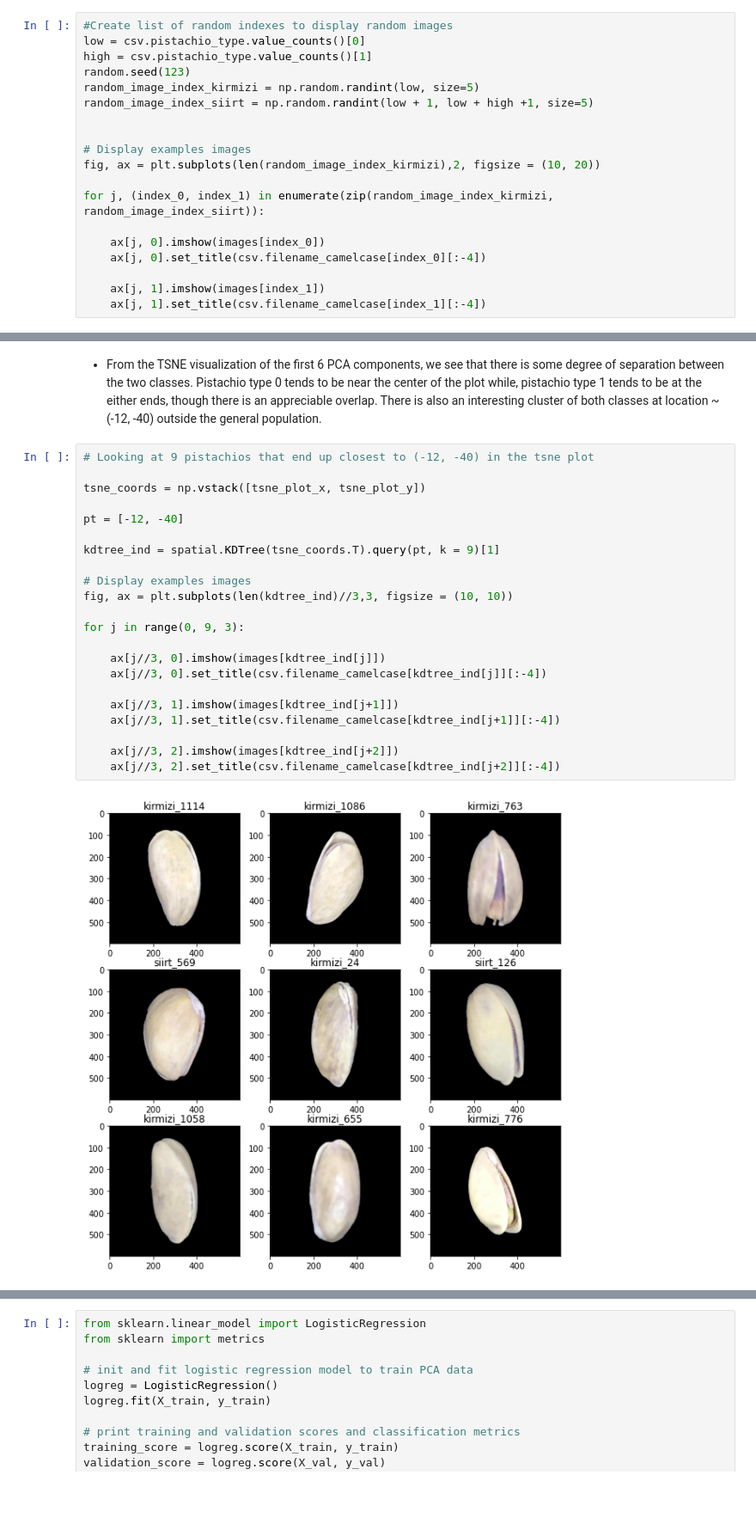
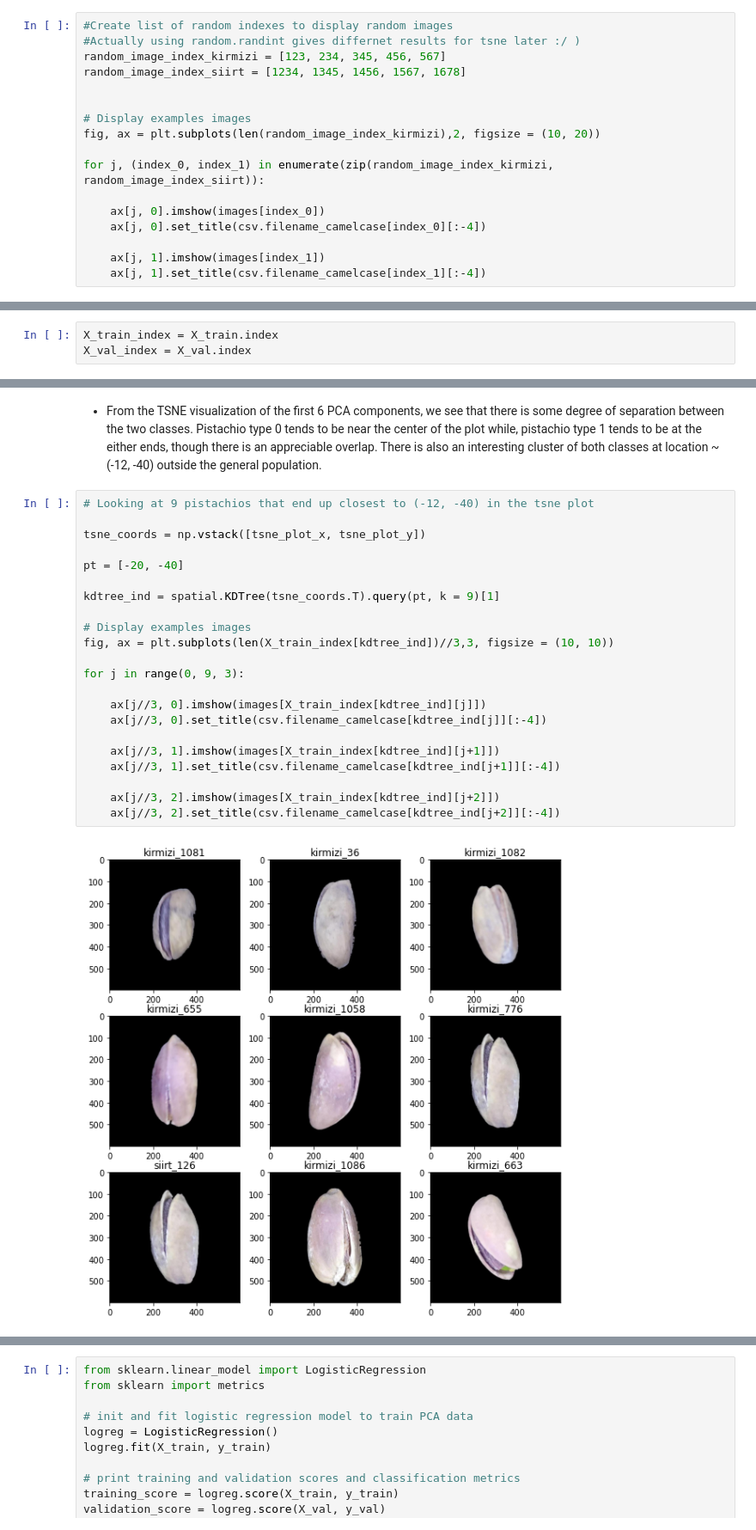
Before and after one commit to bkbormes1/ML_image_feature_processing, a Jupyter notebook: W281_Final_Project_Report.ipynb, the cells around one changed output, grey strips where cells are left out. Shown at 86% size. Cells and saved outputs as stored; diff of their text form; blank space fills up the shorter version.

```diff
--- a/W281_Final_Project_Report.ipynb
+++ b/W281_Final_Project_Report.ipynb
@@ -68,11 +68,9 @@ Total number of images: 2148
 Shape of each image: (600, 600, 3)
 # %%
 #Create list of random indexes to display random images
-low = csv.pistachio_type.value_counts()[0]
-high = csv.pistachio_type.value_counts()[1]
-random.seed(123)
-random_image_index_kirmizi = np.random.randint(low, size=5)
-random_image_index_siirt = np.random.randint(low + 1, low + high +1, size=5)
+#Actually using random.randint gives differnet results for tsne later :/ )
+random_image_index_kirmizi = [123, 234, 345, 456, 567]
+random_image_index_siirt = [1234, 1345, 1456, 1567, 1678]
 
 
 # Display examples images
@@ -300,3 +282,6 @@ X_train
+# %%
+X_train_index = X_train.index
+X_val_index = X_val.index
 # %%
 X_train_columns = X_train.columns
 # %%
@@ -405,24 +390,24 @@ plt.legend()
 # %%
 # Looking at 9 pistachios that end up closest to (-12, -40) in the tsne plot
 
 tsne_coords = np.vstack([tsne_plot_x, tsne_plot_y])
 
-pt = [-12, -40]
+pt = [-20, -40]
 
 kdtree_ind = spatial.KDTree(tsne_coords.T).query(pt, k = 9)[1]
 
 # Display examples images
-fig, ax = plt.subplots(len(kdtree_ind)//3,3, figsize = (10, 10))
+fig, ax = plt.subplots(len(X_train_index[kdtree_ind])//3,3, figsize = (10, 10))
 
 for j in range(0, 9, 3):
 
-    ax[j//3, 0].imshow(images[kdtree_ind[j]])
+    ax[j//3, 0].imshow(images[X_train_index[kdtree_ind][j]])
     ax[j//3, 0].set_title(csv.filename_camelcase[kdtree_ind[j]][:-4])
 
-    ax[j//3, 1].imshow(images[kdtree_ind[j+1]])
+    ax[j//3, 1].imshow(images[X_train_index[kdtree_ind][j+1]])
     ax[j//3, 1].set_title(csv.filename_camelcase[kdtree_ind[j+1]][:-4])
 
-    ax[j//3, 2].imshow(images[kdtree_ind[j+2]])
+    ax[j//3, 2].imshow(images[X_train_index[kdtree_ind][j+2]])
     ax[j//3, 2].set_title(csv.filename_camelcase[kdtree_ind[j+2]][:-4])
 # %% [output]
-[figure, old version]
+[figure, new version]
```
Also changed, not shown: parts of 19 cells of this notebook.
